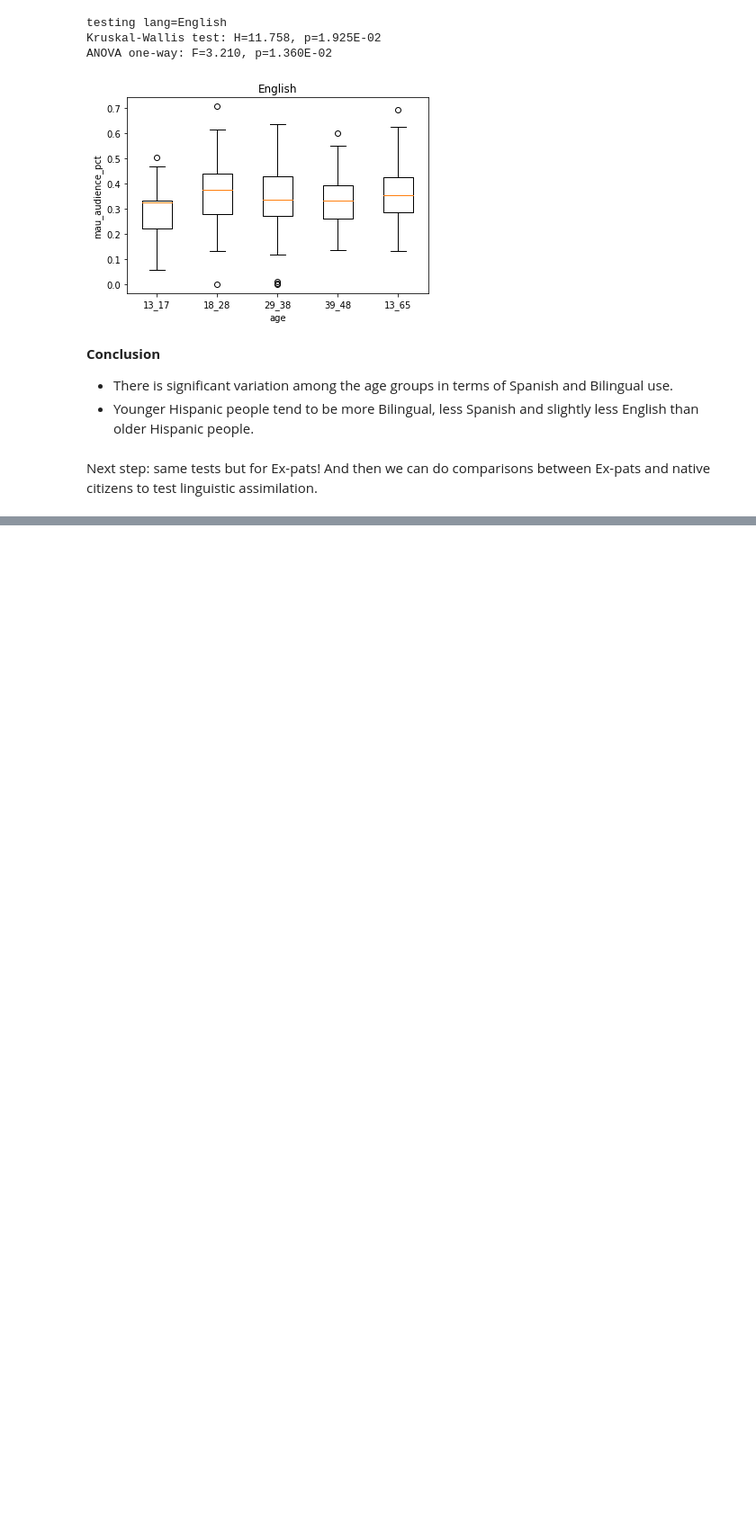
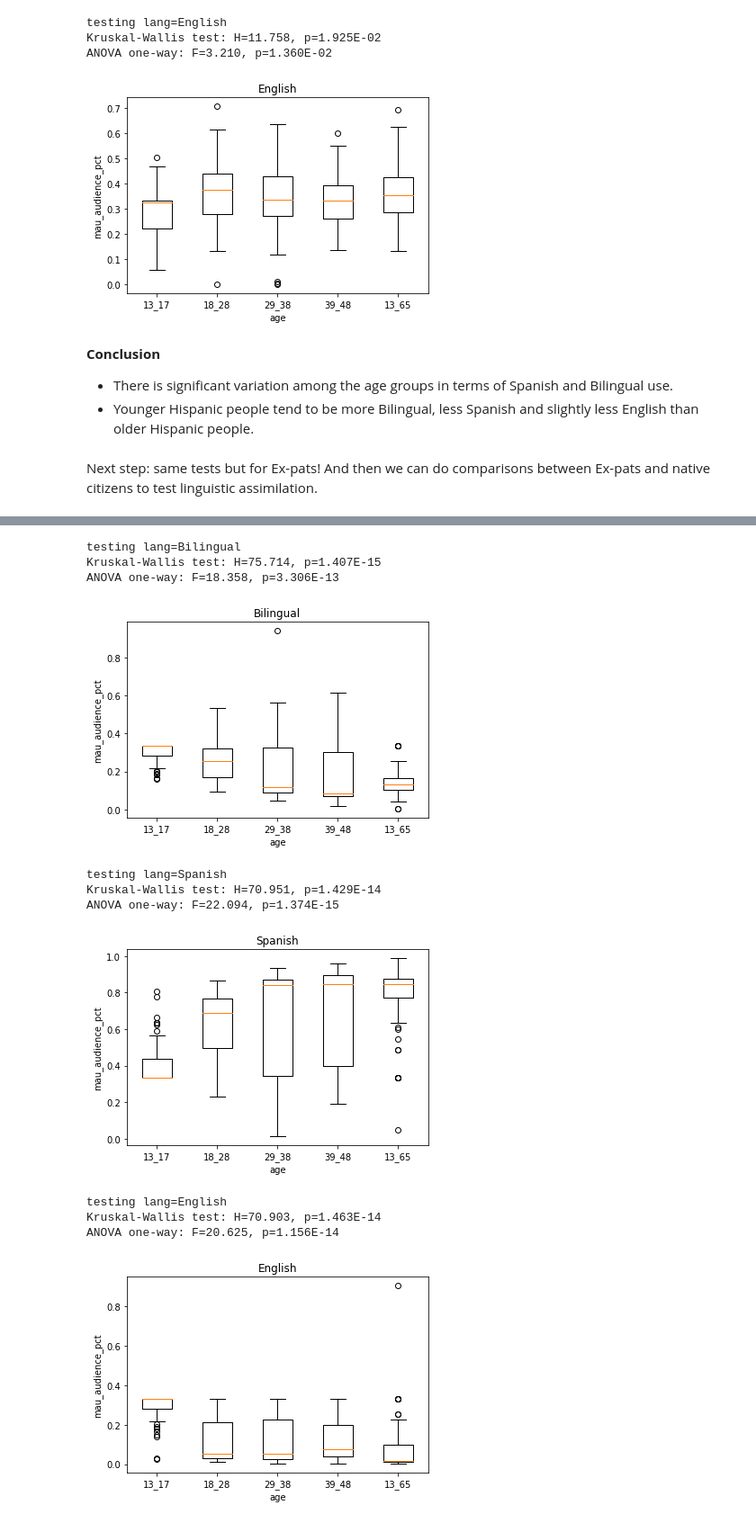
Before and after one commit to ianbstewart/immigrant_assimilation, a Jupyter notebook: src/data_processing/compare_young_old_lang_use.ipynb, the cells around one changed output, grey strips where cells are left out. Shown at 90% size. Saved outputs shown, nothing was run; the diff lists cells and outputs as text; code cells hidden in the pictures; blank space fills up the shorter version.

```diff
--- a/src/data_processing/compare_young_old_lang_use.ipynb
+++ b/src/data_processing/compare_young_old_lang_use.ipynb
@@ -444,0 +651,12 @@ Next step: same tests but for Ex-pats! And then we can do comparisons between Ex
+# %%
+v_1_pairs = list(reduce(lambda x,y: x+y, [[(v_1_vals[i], v_1_vals[j]) for j in range(i+1, V_1)] for i in range(V_1)]))
+for v_2_val in v_2_vals:
+    print('testing %s val = %s'%(v_2, v_2_val))
+    v_2_samp = expat_query_data_fixed[expat_query_data_fixed.loc[:, v_2] == v_2_val]
+    v_2_samp.fillna(0, inplace=True)
+    for v_1_i, v_1_j in v_1_pairs:
+        v_1_samp_i = v_2_samp[v_2_samp.loc[:, v_1] == v_1_i].loc[:, dv].values
+        v_1_samp_j = v_2_samp[v_2_samp.loc[:, v_1] == v_1_j].loc[:, dv].values
+        mean_diff = v_1_samp_i.mean() - v_1_samp_j.mean()
+        t, p = ttest_ind(v_1_samp_i, v_1_samp_j)
+        print('%s vs. %s: diff = %.3E, t=%.3f, p=%.3E'%(v_1_i, v_1_j, mean_diff, t, p))
@@ -444,0 +704,34 @@ Next step: same tests but for Ex-pats! And then we can do comparisons between Ex
+# %%
+v_2_vals_test = ['Bilingual', 'Spanish', 'English']
+x = pd.np.arange(V_1)+1
+for v_2_val in v_2_vals_test:
+    v_1_samp = expat_query_data_fixed[expat_query_data_fixed.loc[:, v_2] == v_2_val]
+    v_1_samp.fillna(0, inplace=True)
+    print('testing %s=%s'%(v_2, v_2_val))
+    v_1_vals_test, v_1_groups = zip(*[(d_val, data.loc[:, dv].values) for d_val, data in v_1_samp.groupby(v_1)])
+    v_1_vals_test, v_1_groups = zip(*sorted(zip(v_1_vals_test, v_1_groups), key=lambda x: int(x[0].split('_')[1])))
+    ## test for median difference
+    stat, p = kruskal(*v_1_groups)
+    print('Kruskal-Wallis test: H=%.3f, p=%.3E'%(stat, p))
+    stat, p = f_oneway(*v_1_groups)
+    print('ANOVA one-way: F=%.3f, p=%.3E'%(stat, p))
+    ## plot distributions
+    plt.boxplot(v_1_groups)
+    plt.xticks(x, v_1_vals_test)
+    plt.title(v_2_val)
+    plt.xlabel(v_1)
+    plt.ylabel(dv)
+    plt.show()
+# %% [output]
+testing lang=Bilingual
+Kruskal-Wallis test: H=75.714, p=1.407E-15
+ANOVA one-way: F=18.358, p=3.306E-13
+[figure, added]
+testing lang=Spanish
+Kruskal-Wallis test: H=70.951, p=1.429E-14
+ANOVA one-way: F=22.094, p=1.374E-15
+[figure, added]
+testing lang=English
+Kruskal-Wallis test: H=70.903, p=1.463E-14
+ANOVA one-way: F=20.625, p=1.156E-14
+[figure, added]
```
Also changed, not shown: parts of 18 cells of this notebook, 2 other files.
